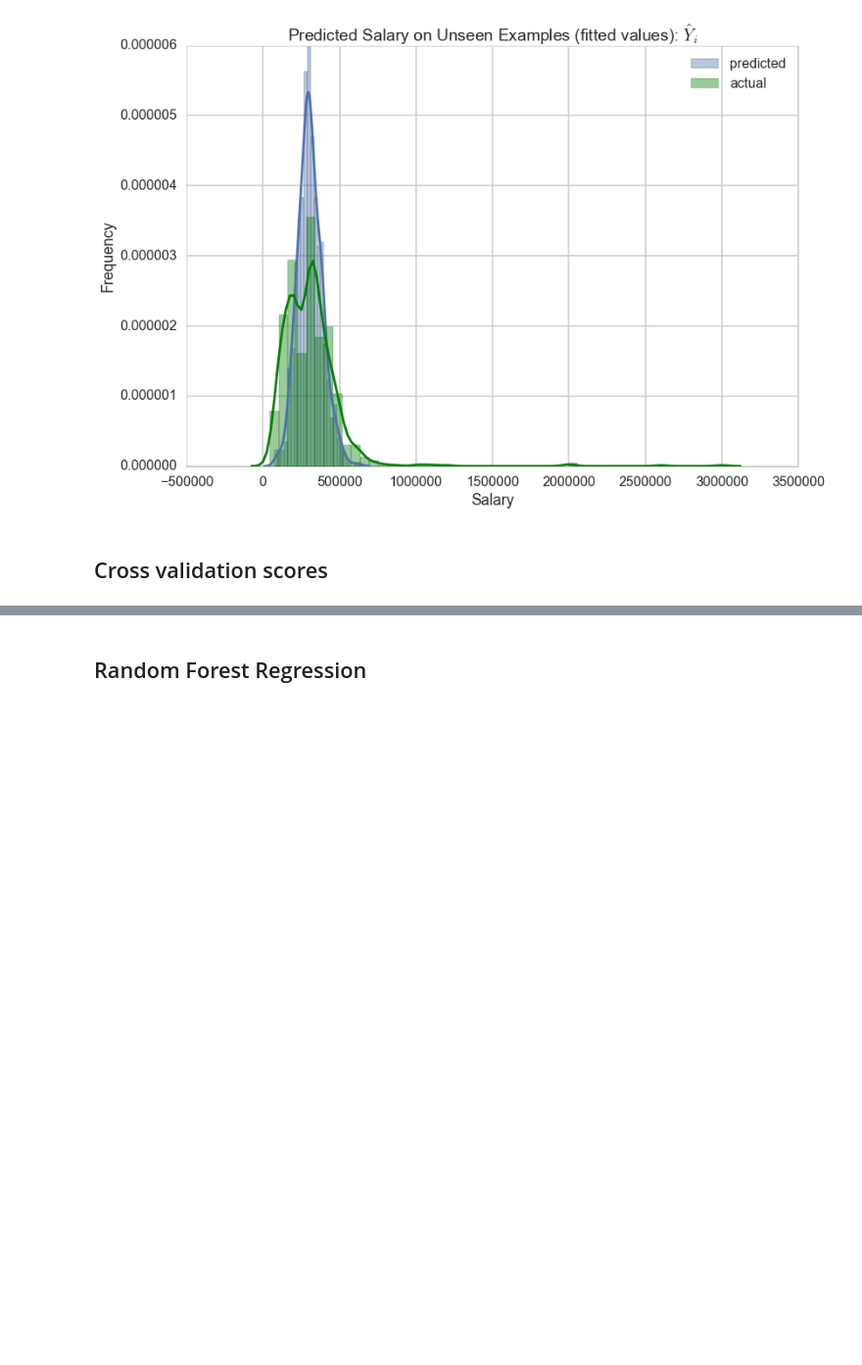
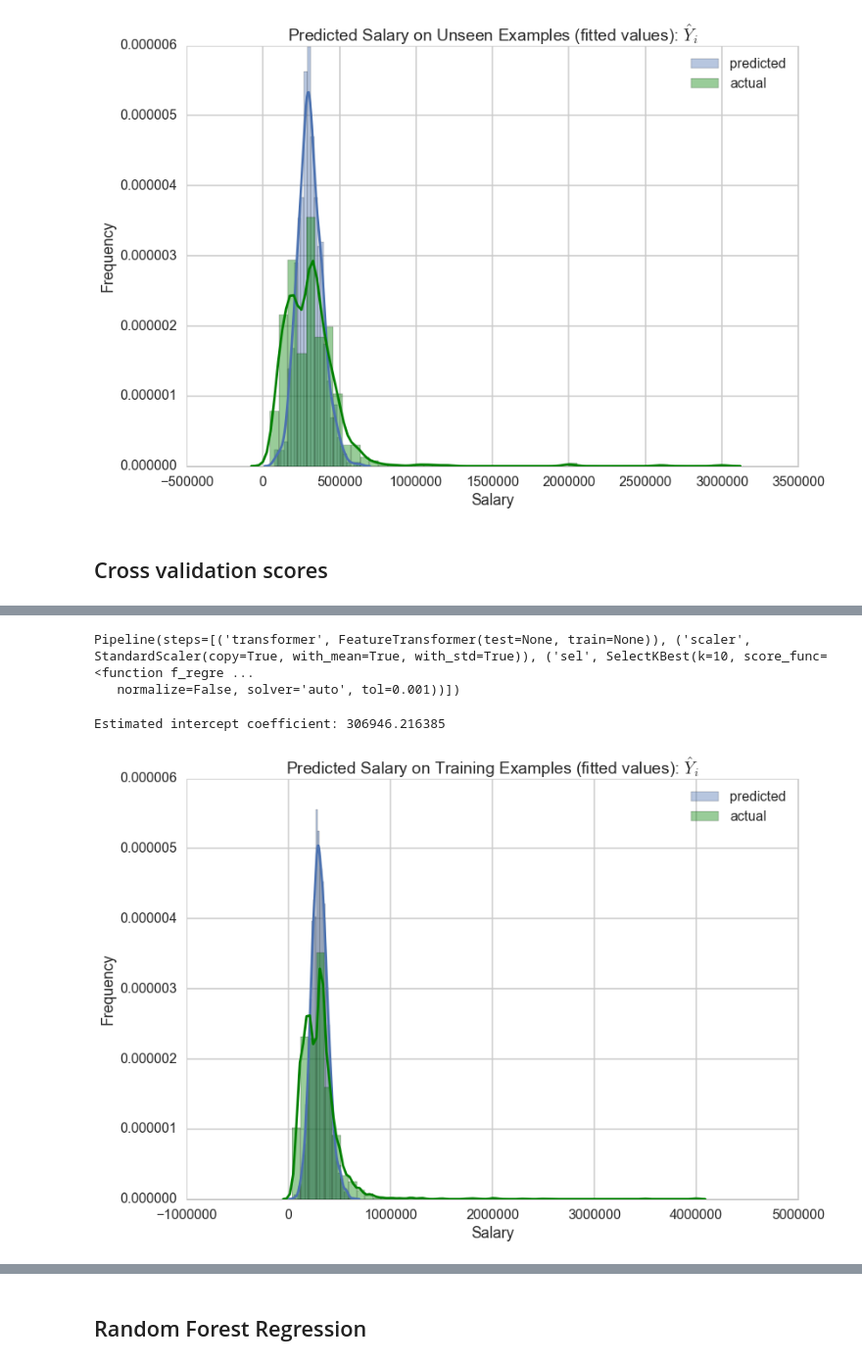
Before and after one commit to numb3r33/CoDS2016, a Jupyter notebook: Modelling.ipynb, the cells around one changed output, grey strips where cells are left out. Shown at 98% size. Saved outputs shown, nothing was run; the diff lists cells and outputs as text; code cells hidden in the pictures; blank space fills up the shorter version.

```diff
--- a/Modelling.ipynb
+++ b/Modelling.ipynb
@@ -173,7 +173,7 @@ Mean Squared Error on unseen examples 39379460705.365578
 ft = FeatureTransformer(train, test)
 sel = SelectKBest(f_regression, k=10)
 scaler = StandardScaler()
-lasso = Lasso(alpha=0.1)
+lasso = Lasso(alpha=0.2)
 # %%
 pipeline = Pipeline([('transformer', ft), ('scaler', scaler), ('sel', sel), ('lasso', lasso)])
 # %%
@@ -236,0 +239,12 @@ Mean Squared Error on unseen examples 39502782472.569519
+# %%
+ft = FeatureTransformer(train, test)
+sel = SelectKBest(f_regression, k=10)
+scaler = StandardScaler()
+ridge = Ridge()
+# %%
+pipeline = Pipeline([('transformer', ft), ('scaler', scaler), ('sel', sel), ('ridge', ridge)])
+# %%
+pipeline.fit(X_train, y_train)
+# %% [output]
+Pipeline(steps=[('transformer', FeatureTransformer(test=None, train=None)), ('scaler', StandardScaler(copy=True, with_mean=True, with_std=True)), ('sel', SelectKBest(k=10, score_func=<function f_regre ...
+   normalize=False, solver='auto', tol=0.001))])
@@ -236,0 +253,13 @@ Mean Squared Error on unseen examples 39502782472.569519
+# %%
+print 'Estimated intercept coefficient:', ridge_comp.intercept_
+# %% [output]
+Estimated intercept coefficient: 306946.216385
+# %%
+sns.distplot(pipeline.predict(X_train), label='predicted')
+sns.distplot(y_train, color='g', label='actual')
+plt.title('Predicted Salary on Training Examples (fitted values): $\hat{Y}_i$')
+plt.xlabel('Salary')
+plt.ylabel('Frequency')
+plt.legend(loc='best');
+# %% [output]
+[figure, added]
```
Also changed, not shown: parts of 47 cells of this notebook.
